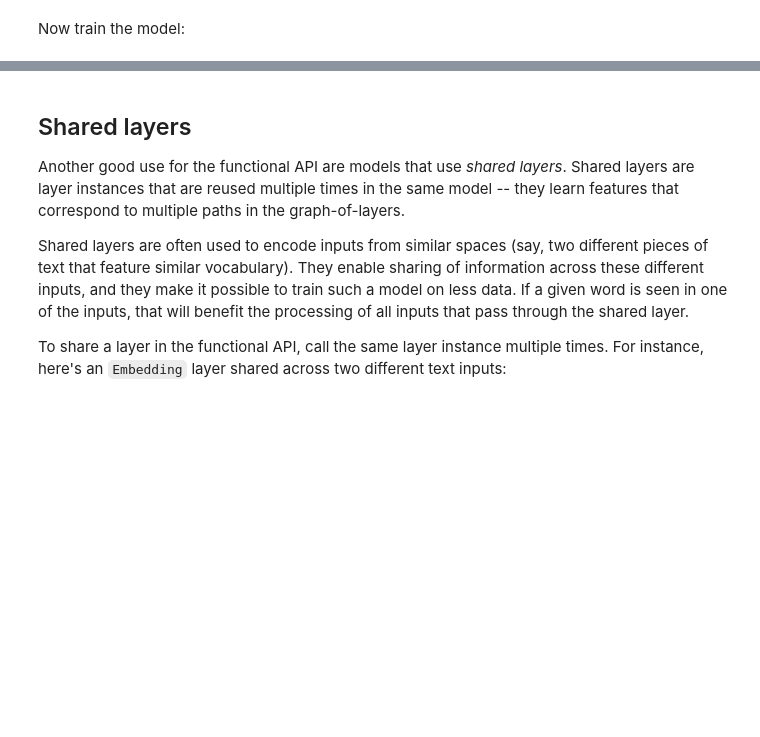
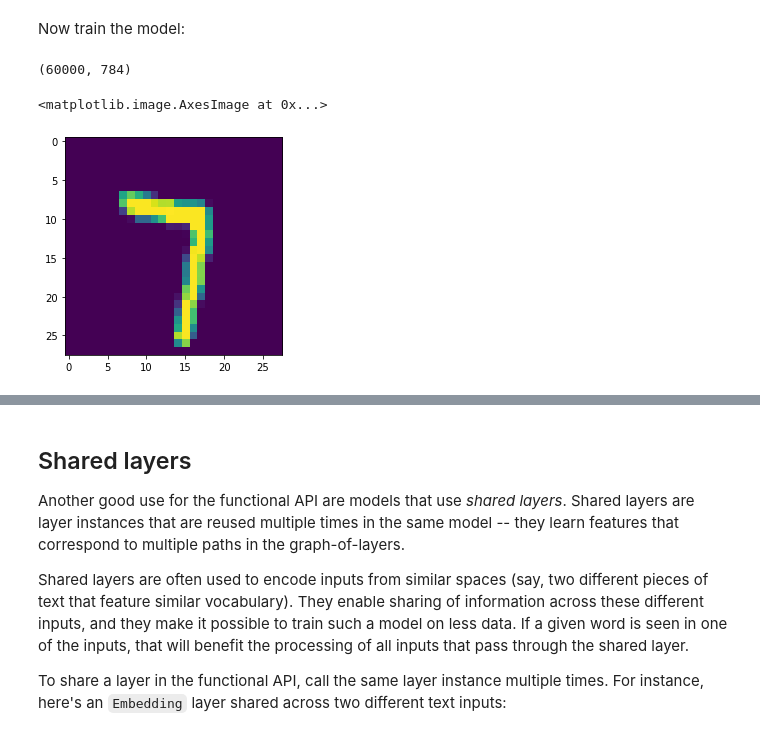
Before and after one commit to davidabelin/kaggle-files, a Jupyter notebook: functional_models.ipynb, the cells around one changed output, grey strips where cells are left out. Saved outputs shown, nothing was run; the diff lists cells and outputs as text; code cells hidden in the pictures; blank space fills up the shorter version.

```diff
--- a/functional_models.ipynb
+++ b/functional_models.ipynb
@@ -273,8 +373,15 @@ keras.utils.plot_model(model, "mini_resnet.png", show_shapes=True)
 # %% [markdown]
 Now train the model:
+# %%
+x_train.shape#[29999]
+# %% [output]
+(60000, 784)
 # %%
 import matplotlib.pyplot as plt
-plt.imshow(x_train[29999])
+plt.imshow(x_train[29998].reshape((28,28)))
+# %% [output]
+<matplotlib.image.AxesImage at 0x...>
+[figure, added]
 # %%
 (x_train, y_train), (x_test, y_test) = keras.datasets.cifar10.load_data()
 
```
Also changed, not shown: parts of 20 cells of this notebook, 2 other files.
